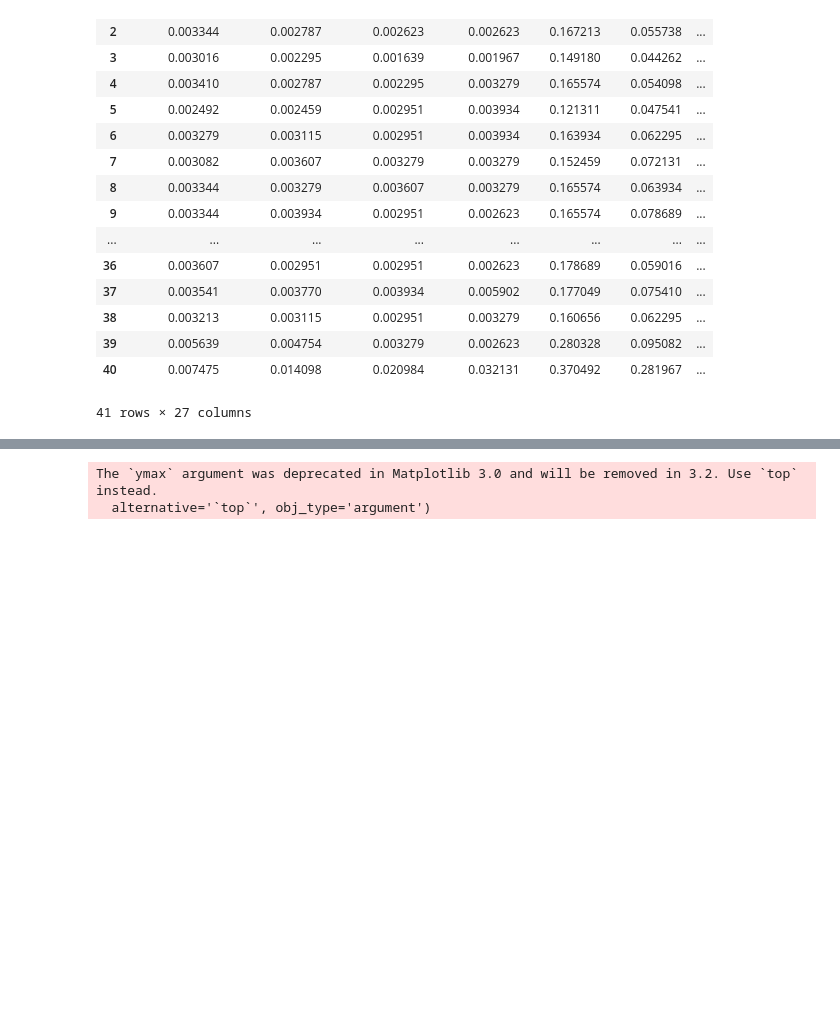
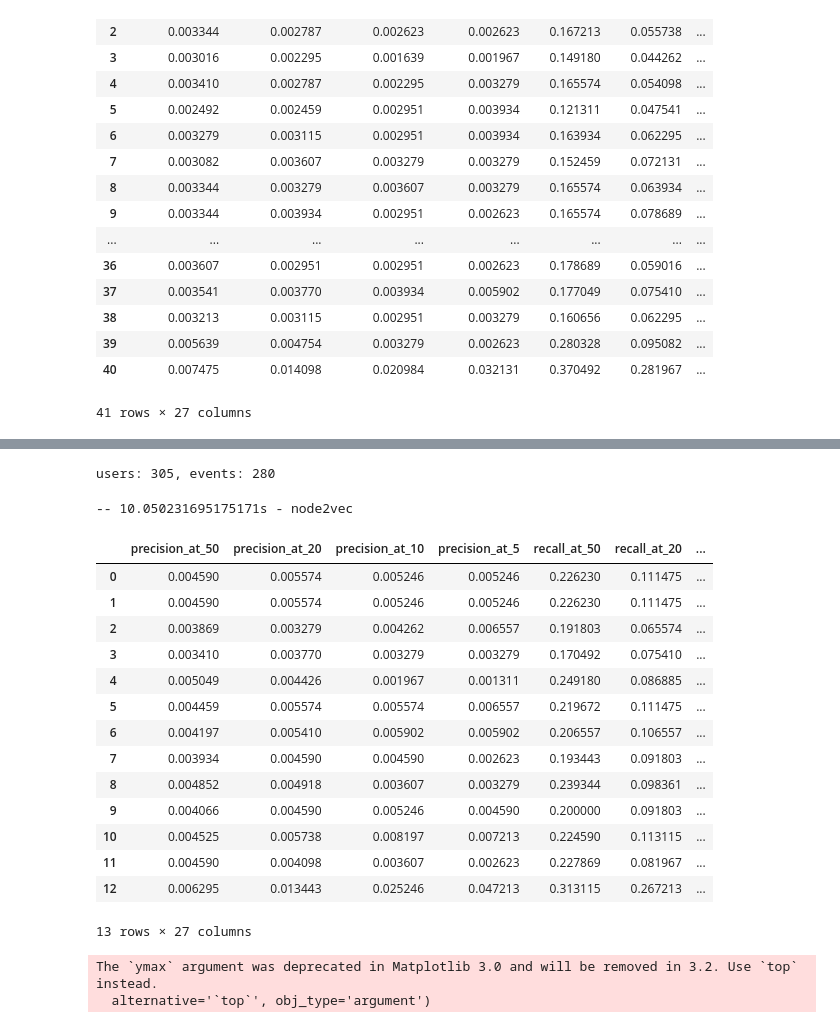
Before and after one commit to yycg/recommender-experiments, a Jupyter notebook: experiment1/notebook/amazon_evaluation.ipynb, the cells around one changed output, grey strips where cells are left out. Saved outputs shown, nothing was run; the diff lists cells and outputs as text; code cells hidden in the pictures; blank space fills up the shorter version.

Commit message:
node2vec runnable

```diff
--- a/experiment1/notebook/amazon_evaluation.ipynb
+++ b/experiment1/notebook/amazon_evaluation.ipynb
@@ -698,3 +698,30 @@ experiment2_amazon.group_evaluations["partition"]
+# %%
+amazon = EvaluatePartition("../data/amazon")
+# %% [output]
+users: 305, events: 280
+# %%
+with elapsed_timer("-- {0}s - %s" % ("node2vec",)):
+    amazon.add_evaluation(experiment2_amazon_file("node2vec.tsv"), "partition", partition=1, algorithm="node2vec", model_params="node2vec")
+# %% [output]
+-- 10.050231695175171s - node2vec
+# %%
+amazon.group_evaluations["partition"]
+# %% [output]
+|  | precision_at_50 | precision_at_20 | precision_at_10 | precision_at_5 | recall_at_50 | recall_at_20 | ... |
+| 0 | 0.004590 | 0.005574 | 0.005246 | 0.005246 | 0.226230 | 0.111475 | ... |
+| 1 | 0.004590 | 0.005574 | 0.005246 | 0.005246 | 0.226230 | 0.111475 | ... |
+| 2 | 0.003869 | 0.003279 | 0.004262 | 0.006557 | 0.191803 | 0.065574 | ... |
+| 3 | 0.003410 | 0.003770 | 0.003279 | 0.003279 | 0.170492 | 0.075410 | ... |
+| 4 | 0.005049 | 0.004426 | 0.001967 | 0.001311 | 0.249180 | 0.086885 | ... |
+| 5 | 0.004459 | 0.005574 | 0.005574 | 0.006557 | 0.219672 | 0.111475 | ... |
+| 6 | 0.004197 | 0.005410 | 0.005902 | 0.005902 | 0.206557 | 0.106557 | ... |
+| 7 | 0.003934 | 0.004590 | 0.004590 | 0.002623 | 0.193443 | 0.091803 | ... |
+| 8 | 0.004852 | 0.004918 | 0.003607 | 0.003279 | 0.239344 | 0.098361 | ... |
+| 9 | 0.004066 | 0.004590 | 0.005246 | 0.004590 | 0.200000 | 0.091803 | ... |
+| 10 | 0.004525 | 0.005738 | 0.008197 | 0.007213 | 0.224590 | 0.113115 | ... |
+| 11 | 0.004590 | 0.004098 | 0.003607 | 0.002623 | 0.227869 | 0.081967 | ... |
+| 12 | 0.006295 | 0.013443 | 0.025246 | 0.047213 | 0.313115 | 0.267213 | ... |
+13 rows × 27 columns
 # %%
 %matplotlib inline
 import matplotlib.pyplot as plt
```
Also changed, not shown: parts of 2 cells of this notebook, 9 other files.
